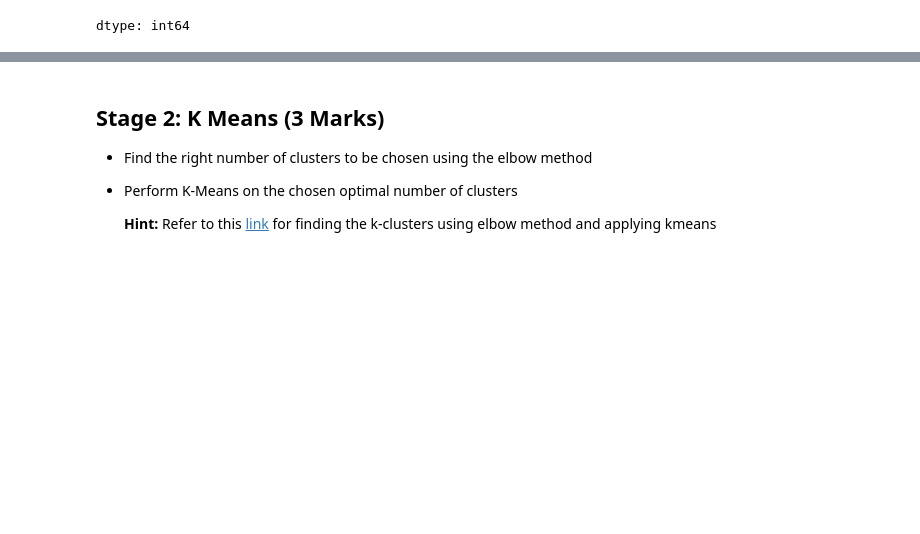
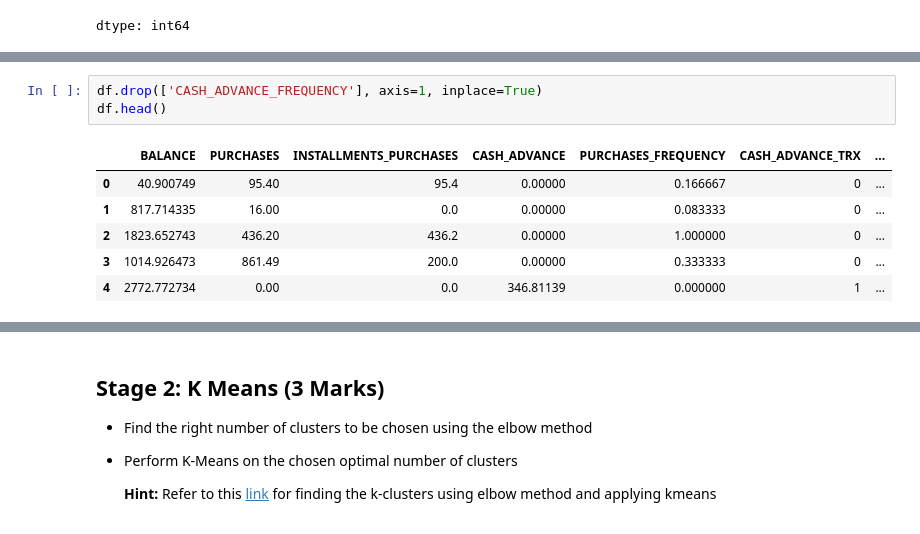
Before and after one commit to vikramvundyala/python_AI-ML, a Jupyter notebook: U2_MH2_Customer_Segmentation.ipynb, the cells around one changed output, grey strips where cells are left out. Cells and saved outputs as stored; diff of their text form; blank space fills up the shorter version.

```diff
--- a/U2_MH2_Customer_Segmentation.ipynb
+++ b/U2_MH2_Customer_Segmentation.ipynb
@@ -155,0 +173,10 @@ dtype: int64
+# %%
+df.drop(['CASH_ADVANCE_FREQUENCY'], axis=1, inplace=True)
+df.head()
+# %% [output]
+|  | BALANCE | PURCHASES | INSTALLMENTS_PURCHASES | CASH_ADVANCE | PURCHASES_FREQUENCY | CASH_ADVANCE_TRX | ... |
+| 0 | 40.900749 | 95.40 | 95.4 | 0.00000 | 0.166667 | 0 | ... |
+| 1 | 817.714335 | 16.00 | 0.0 | 0.00000 | 0.083333 | 0 | ... |
+| 2 | 1823.652743 | 436.20 | 436.2 | 0.00000 | 1.000000 | 0 | ... |
+| 3 | 1014.926473 | 861.49 | 200.0 | 0.00000 | 0.333333 | 0 | ... |
+| 4 | 2772.772734 | 0.00 | 0.0 | 346.81139 | 0.000000 | 1 | ... |
```
Also changed, not shown: parts of 3 cells of this notebook.
